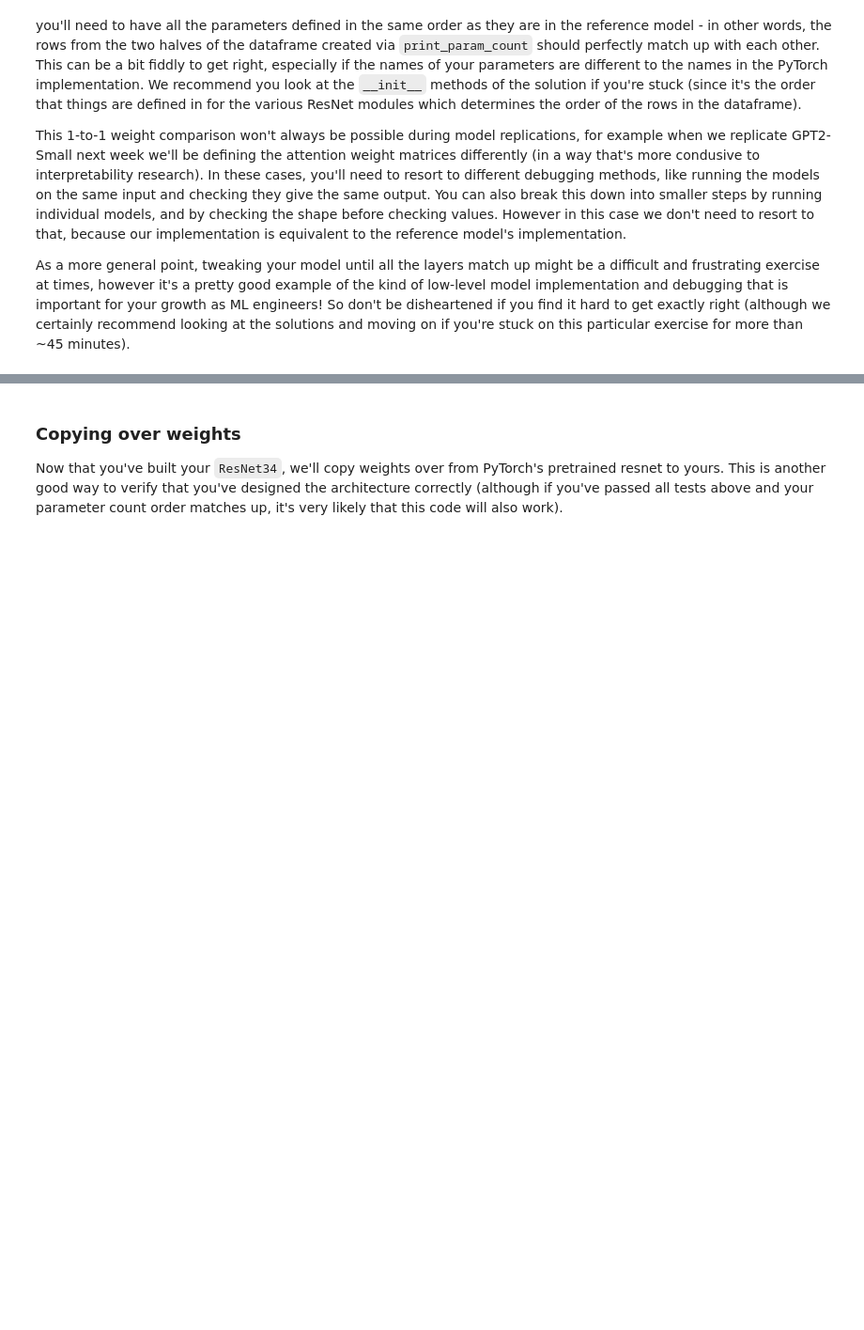
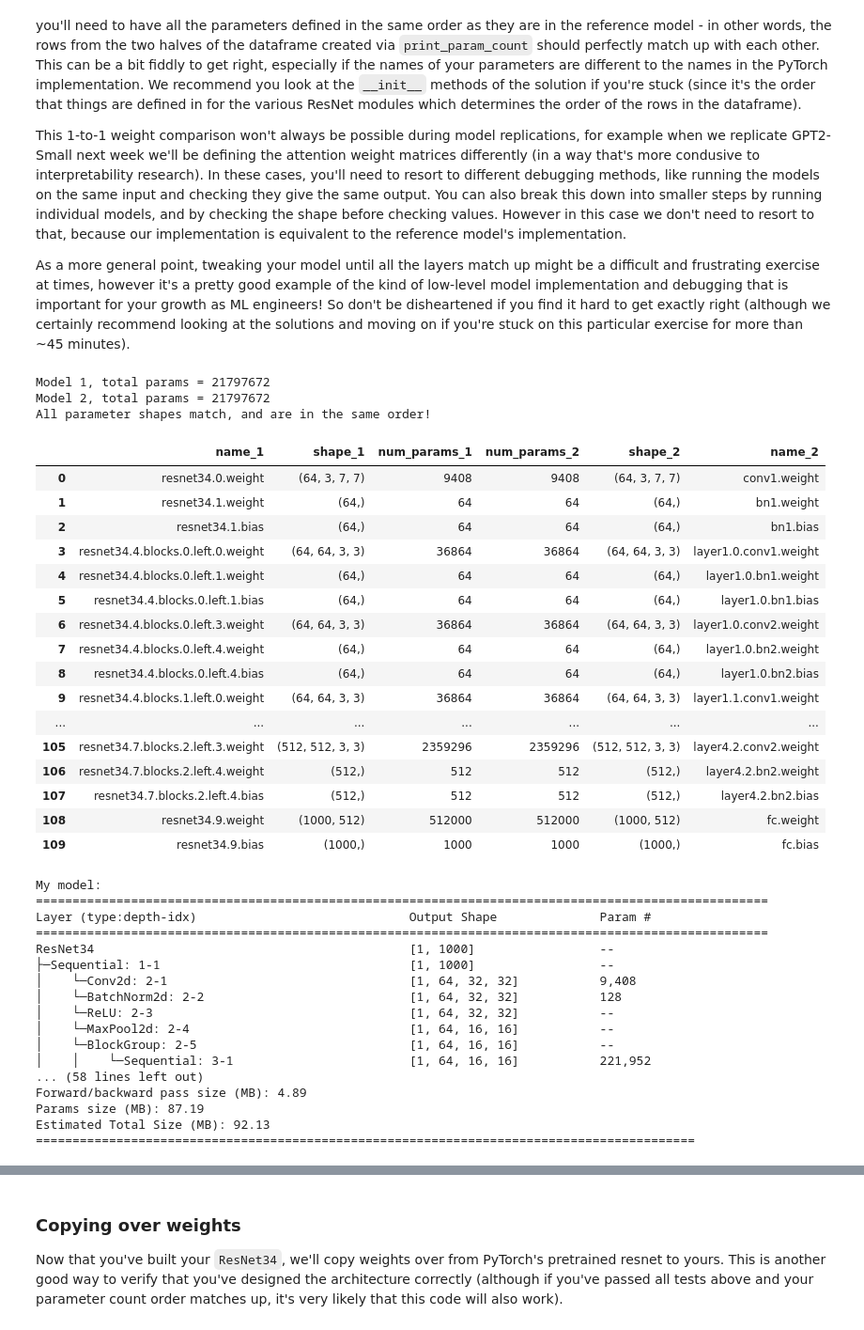
Before and after one commit to yucoder14/ARENA-stuff, a Jupyter notebook: chapter0_fundamentals/exercises/part2_cnns/0.2_CNNs_&_ResNets_exercises.ipynb, the cells around one changed output, grey strips where cells are left out. Shown at 94% size. Cells and saved outputs as stored; diff of their text form; code cells hidden in the pictures; blank space fills up the shorter version.

Commit message:
successful initialization of resnet and loading of pretrained weights

```diff
--- a/chapter0_fundamentals/exercises/part2_cnns/0.2_CNNs_&_ResNets_exercises.ipynb
+++ b/chapter0_fundamentals/exercises/part2_cnns/0.2_CNNs_&_ResNets_exercises.ipynb
@@ -1807,7 +1829,13 @@ class BlockGroup(nn.Module):
         """
         super().__init__()
         # YOUR CODE HERE - define all components of block group
-        raise NotImplementedError()
+        self.blocks = Sequential(
+            ResidualBlock(in_feats=in_feats, out_feats=out_feats, first_stride=first_stride),
+            *[
+                ResidualBlock(in_feats=out_feats, out_feats=out_feats, first_stride=1)
+                for _ in range(n_blocks - 1)
+            ]
+        )
 
     def forward(self, x: Tensor) -> Tensor:
         """
@@ -1817,7 +1845,7 @@ class BlockGroup(nn.Module):
 
         Return: shape (batch, out_feats, height / first_stride, width / first_stride)
         """
-        raise NotImplementedError()
+        return self.blocks(x)
 
 
 tests.test_block_group(BlockGroup)
@@ -1886,35 +1919,90 @@ class ResNet34(nn.Module):
     ):
         super().__init__()
         out_feats0 = 64
         self.n_blocks_per_group = n_blocks_per_group
         self.out_features_per_group = out_features_per_group
         self.first_strides_per_group = first_strides_per_group
         self.n_classes = n_classes
 
         # YOUR CODE HERE - define all components of resnet34
-        raise NotImplementedError()
+        in_features_per_group = [out_feats0] + out_features_per_group[:-1]
+        self.resnet34 = Sequential(
+            Conv2d(in_channels=3, out_channels=out_feats0, kernel_size=7, stride=2, padding=3),
+            BatchNorm2d(num_features=out_feats0),
+            ReLU(),
+            MaxPool2d(kernel_size=3, stride=2),
+            *[
+                BlockGroup(n_blocks=n_blocks, in_feats=in_feats, out_feats=out_feats, first_stride=first_stride)
+                for n_blocks, in_feats, out_feats, first_stride in zip(
+                    n_blocks_per_group,
+                    in_features_per_group,
+                    out_features_per_group,
+                    first_strides_per_group
+                )
+            ],
+            AveragePool(),
+            Linear(in_features=out_features_per_group[-1], out_features=n_classes)
+        )
 
     def forward(self, x: Tensor) -> Tensor:
         """
         x: shape (batch, channels, height, width)
         Return: shape (batch, n_classes)
         """
-        raise NotImplementedError()
+        return self.resnet34(x)
 
 
 my_resnet = ResNet34()
 
 # (1) Test via helper function `print_param_count`
 target_resnet = models.resnet34()  # without supplying a `weights` argument, we just initialize with random weights
 utils.print_param_count(my_resnet, target_resnet)
 
 # (2) Test via `torchinfo.summary`
 print("My model:", torchinfo.summary(my_resnet, input_size=(1, 3, 64, 64)), sep="\n")
 print(
     "\nReference model:",
     torchinfo.summary(target_resnet, input_size=(1, 3, 64, 64), depth=2),
     sep="\n",
 )
+# %% [output]
+Model 1, total params = 21797672
+Model 2, total params = 21797672
+All parameter shapes match, and are in the same order!
+|  | name_1 | shape_1 | num_params_1 | num_params_2 | shape_2 | name_2 |
+| 0 | resnet34.0.weight | (64, 3, 7, 7) | 9408 | 9408 | (64, 3, 7, 7) | conv1.weight |
+| 1 | resnet34.1.weight | (64,) | 64 | 64 | (64,) | bn1.weight |
+| 2 | resnet34.1.bias | (64,) | 64 | 64 | (64,) | bn1.bias |
+| 3 | resnet34.4.blocks.0.left.0.weight | (64, 64, 3, 3) | 36864 | 36864 | (64, 64, 3, 3) | layer1.0.conv1.weight |
+| 4 | resnet34.4.blocks.0.left.1.weight | (64,) | 64 | 64 | (64,) | layer1.0.bn1.weight |
+| 5 | resnet34.4.blocks.0.left.1.bias | (64,) | 64 | 64 | (64,) | layer1.0.bn1.bias |
+| 6 | resnet34.4.blocks.0.left.3.weight | (64, 64, 3, 3) | 36864 | 36864 | (64, 64, 3, 3) | layer1.0.conv2.weight |
+| 7 | resnet34.4.blocks.0.left.4.weight | (64,) | 64 | 64 | (64,) | layer1.0.bn2.weight |
+| 8 | resnet34.4.blocks.0.left.4.bias | (64,) | 64 | 64 | (64,) | layer1.0.bn2.bias |
+| 9 | resnet34.4.blocks.1.left.0.weight | (64, 64, 3, 3) | 36864 | 36864 | (64, 64, 3, 3) | layer1.1.conv1.weight |
+| ... | ... | ... | ... | ... | ... | ... |
+| 105 | resnet34.7.blocks.2.left.3.weight | (512, 512, 3, 3) | 2359296 | 2359296 | (512, 512, 3, 3) | layer4.2.conv2.weight |
+| 106 | resnet34.7.blocks.2.left.4.weight | (512,) | 512 | 512 | (512,) | layer4.2.bn2.weight |
+| 107 | resnet34.7.blocks.2.left.4.bias | (512,) | 512 | 512 | (512,) | layer4.2.bn2.bias |
+| 108 | resnet34.9.weight | (1000, 512) | 512000 | 512000 | (1000, 512) | fc.weight |
+| 109 | resnet34.9.bias | (1000,) | 1000 | 1000 | (1000,) | fc.bias |
+My model:
+====================================================================================================
+Layer (type:depth-idx)                             Output Shape              Param #
+====================================================================================================
+ResNet34                                           [1, 1000]                 --
+├─Sequential: 1-1                                  [1, 1000]                 --
+│    └─Conv2d: 2-1                                 [1, 64, 32, 32]           9,408
+│    └─BatchNorm2d: 2-2                            [1, 64, 32, 32]           128
+│    └─ReLU: 2-3                                   [1, 64, 32, 32]           --
+│    └─MaxPool2d: 2-4                              [1, 64, 16, 16]           --
+│    └─BlockGroup: 2-5                             [1, 64, 16, 16]           --
+│    │    └─Sequential: 3-1                        [1, 64, 16, 16]           221,952
+... (58 lines left out)
+Forward/backward pass size (MB): 4.89
+Params size (MB): 87.19
+Estimated Total Size (MB): 92.13
+==========================================================================================
 # %% [markdown]
 <details>
 <summary>Help - I'm not sure how to construct each of the BlockGroups.</summary>
```
Also changed, not shown: parts of 3 cells of this notebook.
